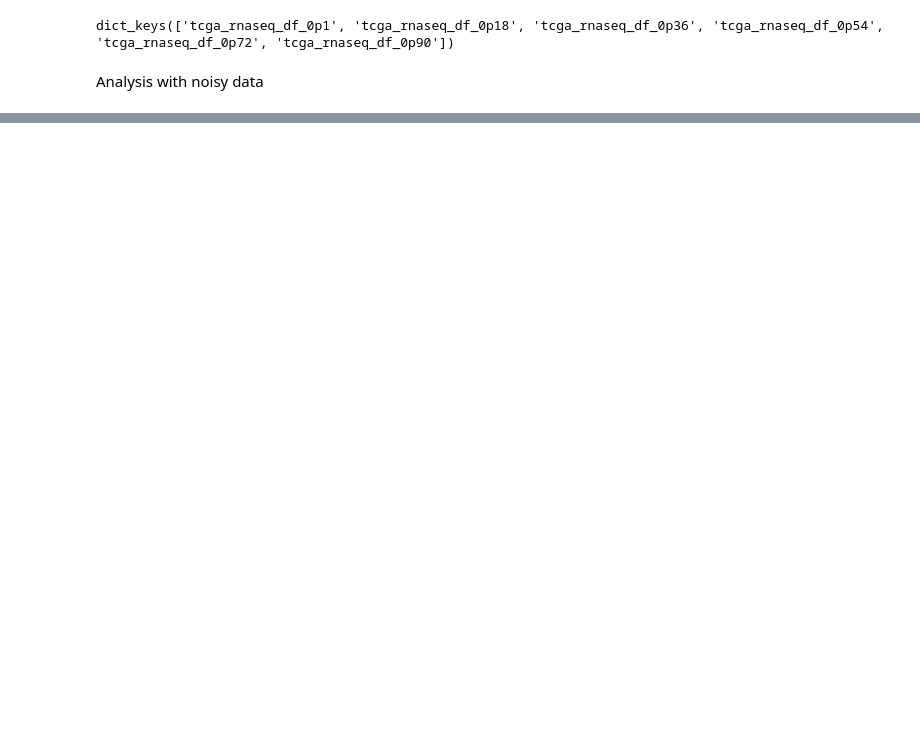
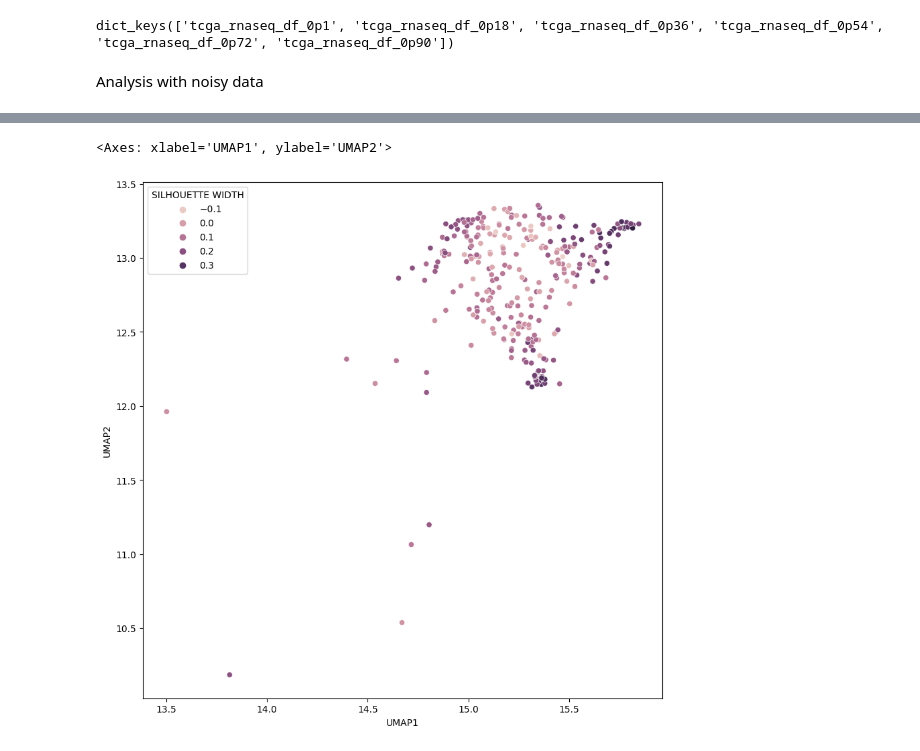
Before and after one commit to aschoudry/VAE_prject, a Jupyter notebook: notebooks/ov_subtype_umap.ipynb, the cells around one changed output, grey strips where cells are left out. Saved outputs shown, nothing was run; the diff lists cells and outputs as text; code cells hidden in the pictures; blank space fills up the shorter version.

```diff
--- a/notebooks/ov_subtype_umap.ipynb
+++ b/notebooks/ov_subtype_umap.ipynb
@@ -543,0 +699,13 @@ Please also refer to the documentation for alternative solver options:
+# %%
+plt.figure(figsize=(10, 10))
+sns.scatterplot(
+    data=merged_latent_ov_df,
+    x="UMAP1",
+    y="UMAP2",
+    hue="SILHOUETTE WIDTH",
+)
+# plt.xlim(6, 8.5)
+# plt.ylim(-4, -2)
+# %% [output]
+<Axes: xlabel='UMAP1', ylabel='UMAP2'>
+[figure, added]
```
Also changed, not shown: parts of 48 cells of this notebook.
